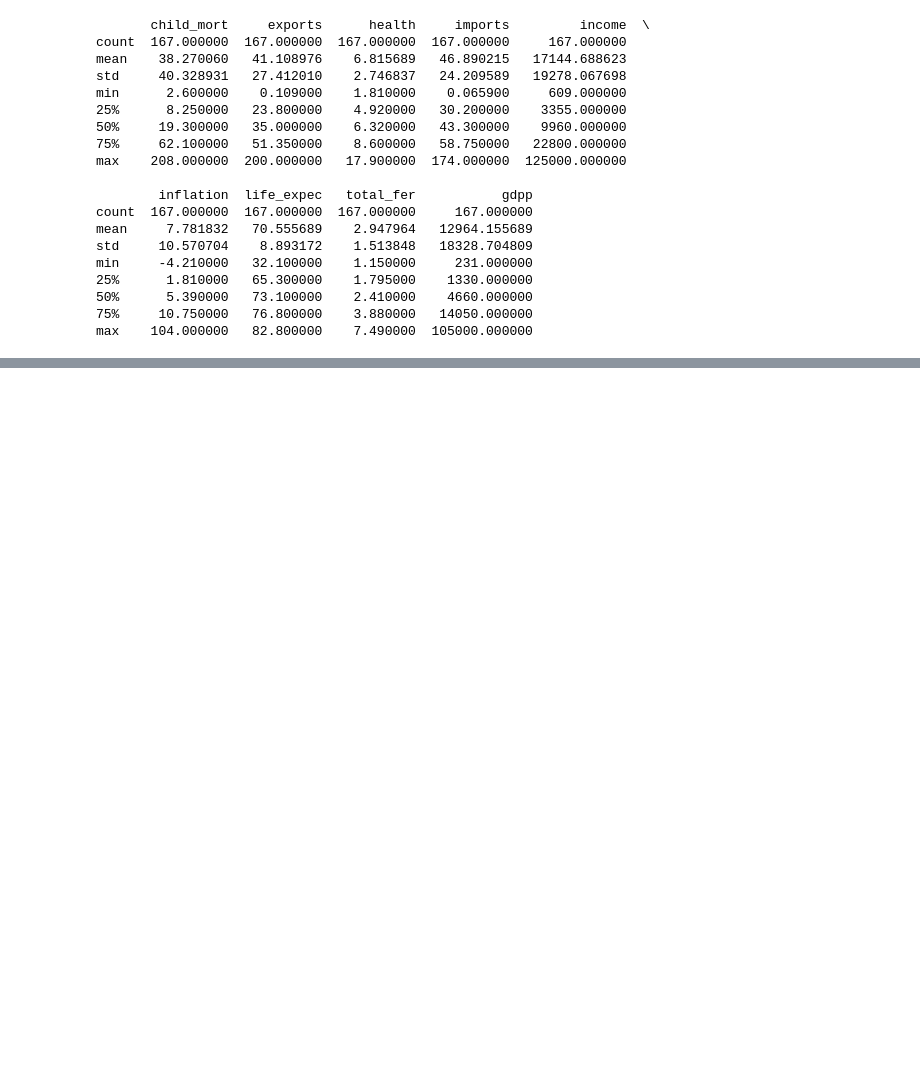
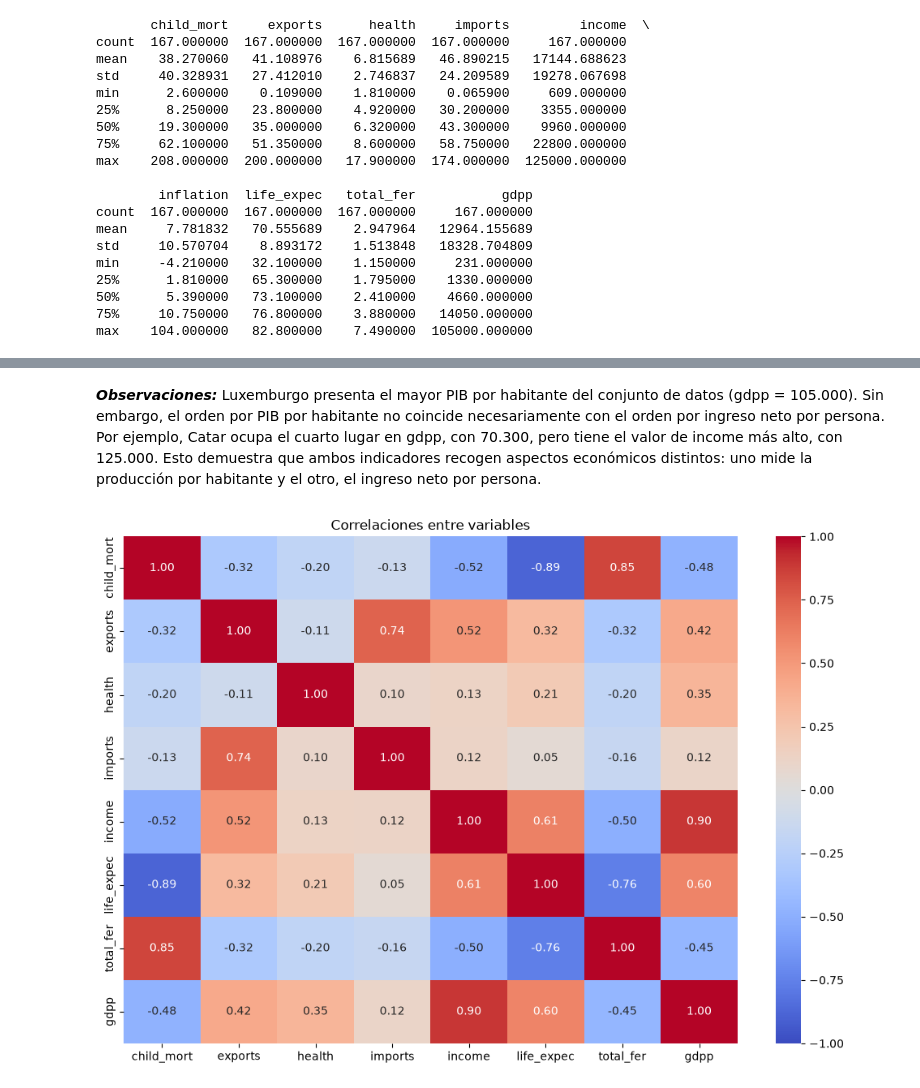
Before and after one commit to SLOPTRI/Country_Segmentation_Unsupervised_ML, a Jupyter notebook: main.ipynb, the cells around one changed output, grey strips where cells are left out. Cells and saved outputs as stored; diff of their text form; code cells hidden in the pictures; blank space fills up the shorter version.

```diff
--- a/main.ipynb
+++ b/main.ipynb
@@ -96,0 +178,20 @@ Numero de registros duplicados: 0 registros.
+# %% [markdown]
+***Observaciones:*** Luxemburgo presenta el mayor PIB por habitante del conjunto de datos (gdpp = 105.000). Sin embargo, el orden por PIB por habitante no coincide necesariamente con el orden por ingreso neto por persona. Por ejemplo, Catar ocupa el cuarto lugar en gdpp, con 70.300, pero tiene el valor de income más alto, con 125.000. Esto demuestra que ambos indicadores recogen aspectos económicos distintos: uno mide la producción por habitante y el otro, el ingreso neto por persona.
+# %%
+indicadores = df.drop(columns=["country", "inflation"])
+
+plt.figure(figsize=(10, 7))
+sns.heatmap(
+    indicadores.corr(),
+    annot=True,
+    fmt=".2f",
+    cmap="coolwarm",
+    vmin=-1,
+    vmax=1,
+    center=0,
+)
+plt.title("Correlaciones entre variables")
+plt.tight_layout()
+plt.show()
+# %% [output]
+[figure, added]
```
Also changed, not shown: parts of 32 cells of this notebook.
